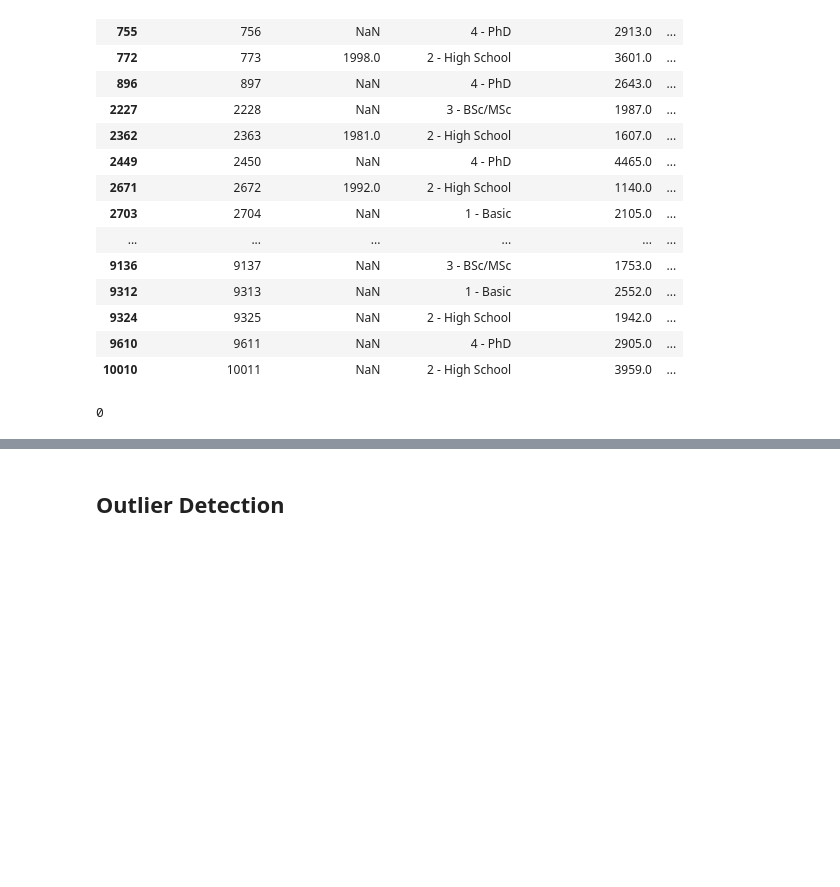
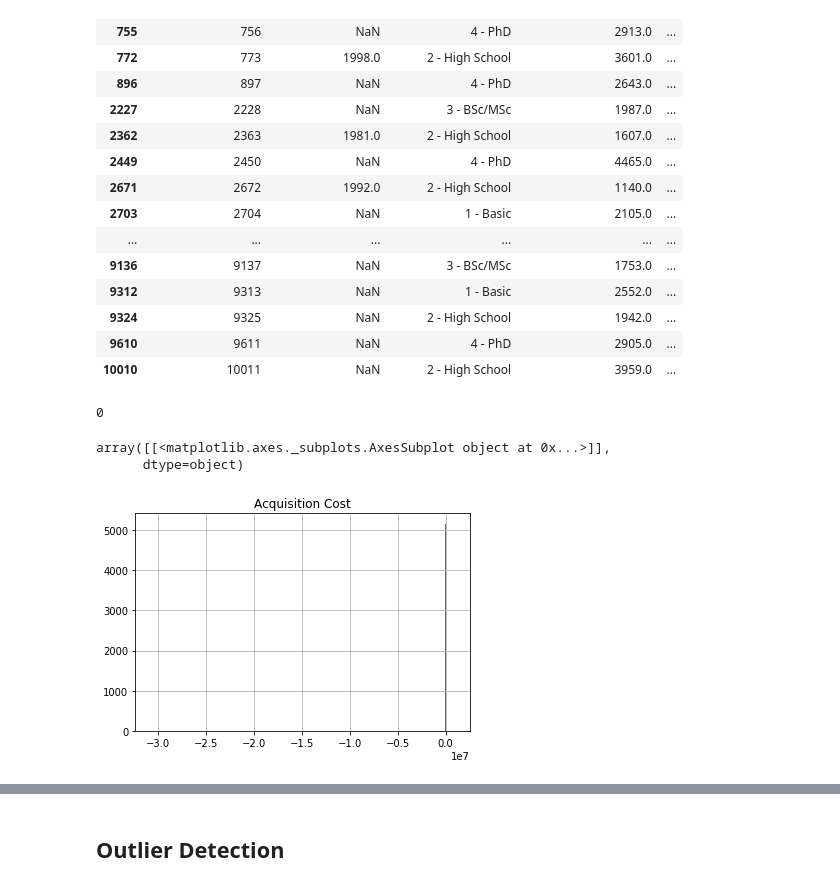
Before and after one commit to CatPalha/DataMiningProject, a Jupyter notebook: Structured version.ipynb, the cells around one changed output, grey strips where cells are left out. Cells and saved outputs as stored; diff of their text form; code cells hidden in the pictures; blank space fills up the shorter version.

Commit message:
Corrected the acquisition variable.

```diff
--- a/Structured version.ipynb
+++ b/Structured version.ipynb
@@ -340,3 +340,20 @@ df['Premiums Sum'] = df['Premiums in LOB: Motor'] +  df['Premiums in LOB: Househ
 df['Age As Client'] = 2016 - df['First Policy´s Year']
 
 df['Anual Salary'] = df['Gross Monthly Salary'] * 12
+# %%
+#We know that CMV = CostumerAnnualProfit*NumberYearsThatIsCostumer - AcquisitionCos
+#Wich implies that NumberYearsThatIsCostumer = (CMV - AcquisitionCost) / CostumerAnnualProfit
+
+df['Costumer Annual Profit'] = df['Premiums Sum']
+
+df['Acquisition Cost'] =  df['Costumer Annual Profit']*df['Age As Client'] - df['Customer Monetary Value']
+
+df['First Year Dummy'] = 2016 - ((df['Customer Monetary Value'] + df['Acquisition Cost'])/ df['Costumer Annual Profit']) #Just to control if it's correct
+
+df.hist(column='Acquisition Cost', bins = 500)
+
+#We have outliers so we're using the median.
+# %% [output]
+array([[<matplotlib.axes._subplots.AxesSubplot object at 0x...>]],
+      dtype=object)
+[figure, added]
```
Also changed, not shown: parts of 3 cells of this notebook.
